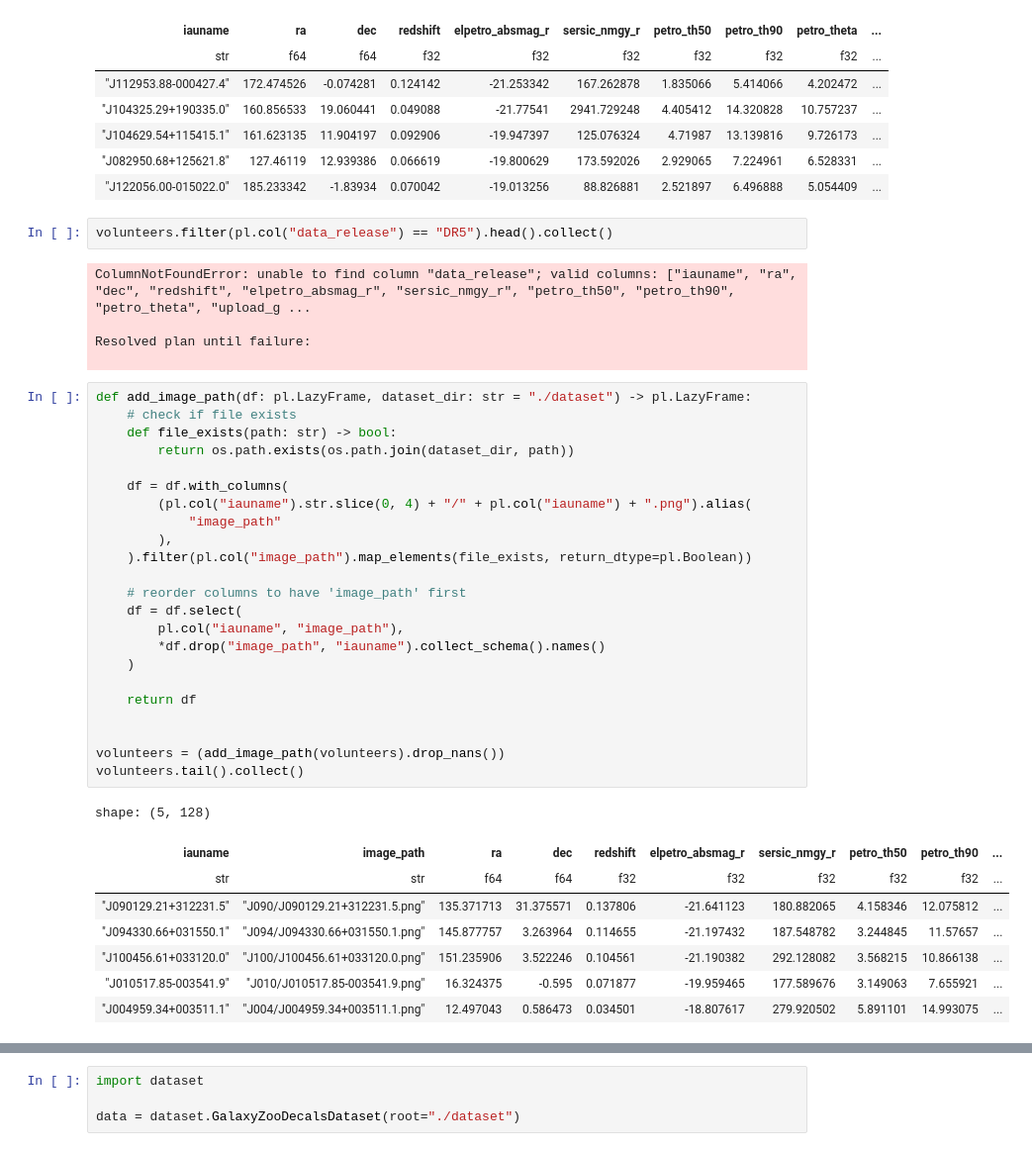
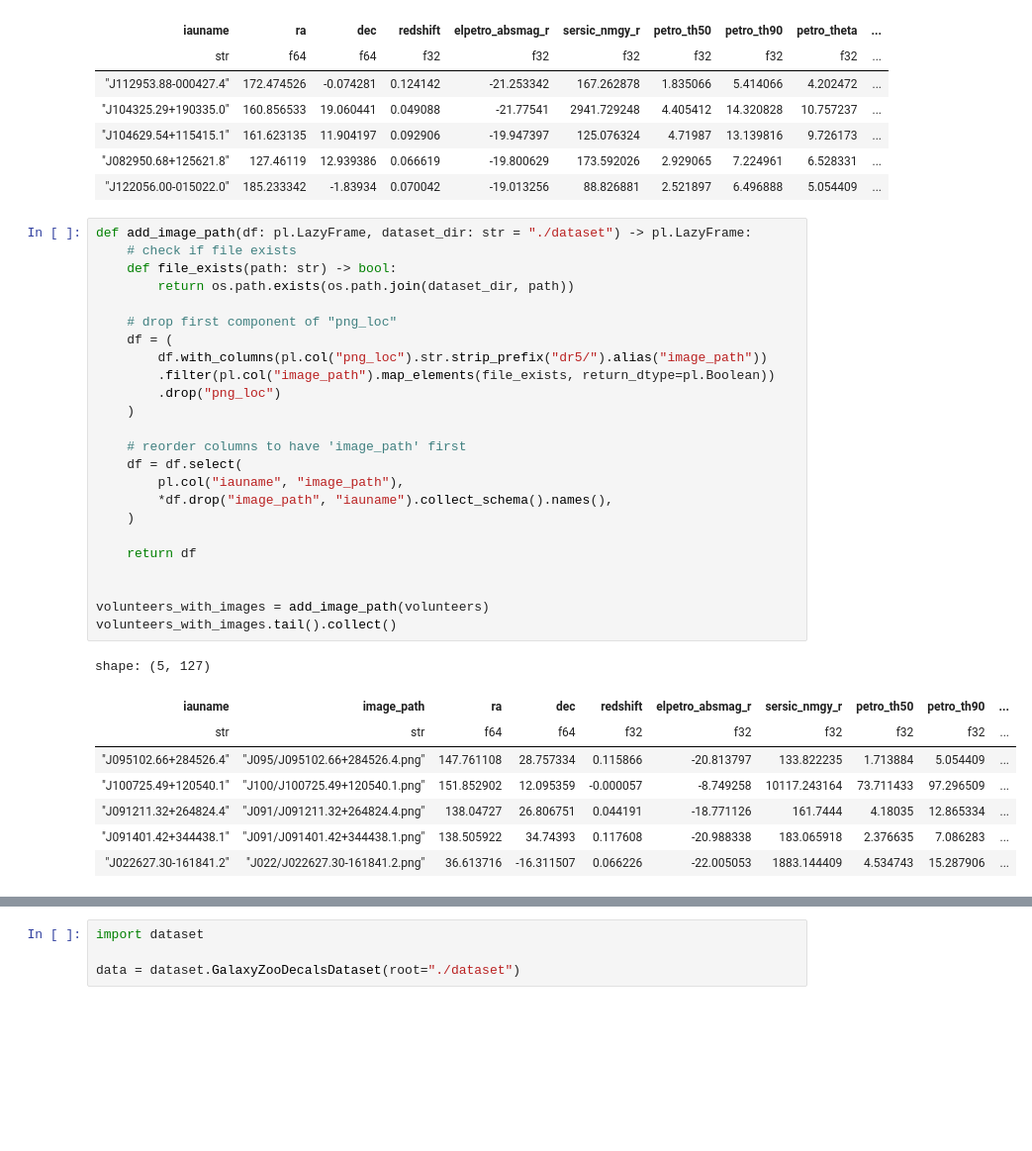
Before and after one commit to ChamillaTerp/AML2025_FinalProject, a Jupyter notebook: Pierre/Pierre.ipynb, the cells around one changed output, grey strips where cells are left out. Shown: that part at 99% size. Cells and saved outputs as stored; diff of their text form; blank space fills up the shorter version.

```diff
--- a/Pierre/Pierre.ipynb
+++ b/Pierre/Pierre.ipynb
@@ -13,42 +14,36 @@ shape: (5, 127)
 | "J104629.54+115415.1" | 161.623135 | 11.904197 | 0.092906 | -19.947397 | 125.076324 | 4.71987 | 13.139816 | 9.726173 | ... |
 | "J082950.68+125621.8" | 127.46119 | 12.939386 | 0.066619 | -19.800629 | 173.592026 | 2.929065 | 7.224961 | 6.528331 | ... |
 | "J122056.00-015022.0" | 185.233342 | -1.83934 | 0.070042 | -19.013256 | 88.826881 | 2.521897 | 6.496888 | 5.054409 | ... |
-# %%
-volunteers.filter(pl.col("data_release") == "DR5").head().collect()
-# %% [output]
-ColumnNotFoundError: unable to find column "data_release"; valid columns: ["iauname", "ra", "dec", "redshift", "elpetro_absmag_r", "sersic_nmgy_r", "petro_th50", "petro_th90", "petro_theta", "upload_g ...
-
-Resolved plan until failure:
-
 # %%
 def add_image_path(df: pl.LazyFrame, dataset_dir: str = "./dataset") -> pl.LazyFrame:
     # check if file exists
     def file_exists(path: str) -> bool:
         return os.path.exists(os.path.join(dataset_dir, path))
 
-    df = df.with_columns(
-        (pl.col("iauname").str.slice(0, 4) + "/" + pl.col("iauname") + ".png").alias(
-            "image_path"
-        ),
-    ).filter(pl.col("image_path").map_elements(file_exists, return_dtype=pl.Boolean))
+    # drop first component of "png_loc"
+    df = (
+        df.with_columns(pl.col("png_loc").str.strip_prefix("dr5/").alias("image_path"))
+        .filter(pl.col("image_path").map_elements(file_exists, return_dtype=pl.Boolean))
+        .drop("png_loc")
+    )
 
     # reorder columns to have 'image_path' first
     df = df.select(
         pl.col("iauname", "image_path"),
-        *df.drop("image_path", "iauname").collect_schema().names()
+        *df.drop("image_path", "iauname").collect_schema().names(),
     )
 
     return df
 
 
-volunteers = (add_image_path(volunteers).drop_nans())
-volunteers.tail().collect()
+volunteers_with_images = add_image_path(volunteers)
+volunteers_with_images.tail().collect()
 # %% [output]
-shape: (5, 128)
+shape: (5, 127)
 | iauname | image_path | ra | dec | redshift | elpetro_absmag_r | sersic_nmgy_r | petro_th50 | petro_th90 | ... |
 | str | str | f64 | f64 | f32 | f32 | f32 | f32 | f32 | ... |
-| "J090129.21+312231.5" | "J090/J090129.21+312231.5.png" | 135.371713 | 31.375571 | 0.137806 | -21.641123 | 180.882065 | 4.158346 | 12.075812 | ... |
-| "J094330.66+031550.1" | "J094/J094330.66+031550.1.png" | 145.877757 | 3.263964 | 0.114655 | -21.197432 | 187.548782 | 3.244845 | 11.57657 | ... |
-| "J100456.61+033120.0" | "J100/J100456.61+033120.0.png" | 151.235906 | 3.522246 | 0.104561 | -21.190382 | 292.128082 | 3.568215 | 10.866138 | ... |
-| "J010517.85-003541.9" | "J010/J010517.85-003541.9.png" | 16.324375 | -0.595 | 0.071877 | -19.959465 | 177.589676 | 3.149063 | 7.655921 | ... |
-| "J004959.34+003511.1" | "J004/J004959.34+003511.1.png" | 12.497043 | 0.586473 | 0.034501 | -18.807617 | 279.920502 | 5.891101 | 14.993075 | ... |
+| "J095102.66+284526.4" | "J095/J095102.66+284526.4.png" | 147.761108 | 28.757334 | 0.115866 | -20.813797 | 133.822235 | 1.713884 | 5.054409 | ... |
+| "J100725.49+120540.1" | "J100/J100725.49+120540.1.png" | 151.852902 | 12.095359 | -0.000057 | -8.749258 | 10117.243164 | 73.711433 | 97.296509 | ... |
+| "J091211.32+264824.4" | "J091/J091211.32+264824.4.png" | 138.04727 | 26.806751 | 0.044191 | -18.771126 | 161.7444 | 4.18035 | 12.865334 | ... |
+| "J091401.42+344438.1" | "J091/J091401.42+344438.1.png" | 138.505922 | 34.74393 | 0.117608 | -20.988338 | 183.065918 | 2.376635 | 7.086283 | ... |
+| "J022627.30-161841.2" | "J022/J022627.30-161841.2.png" | 36.613716 | -16.311507 | 0.066226 | -22.005053 | 1883.144409 | 4.534743 | 15.287906 | ... |
```
Also changed, not shown: parts of 6 cells of this notebook, 2 other files.
